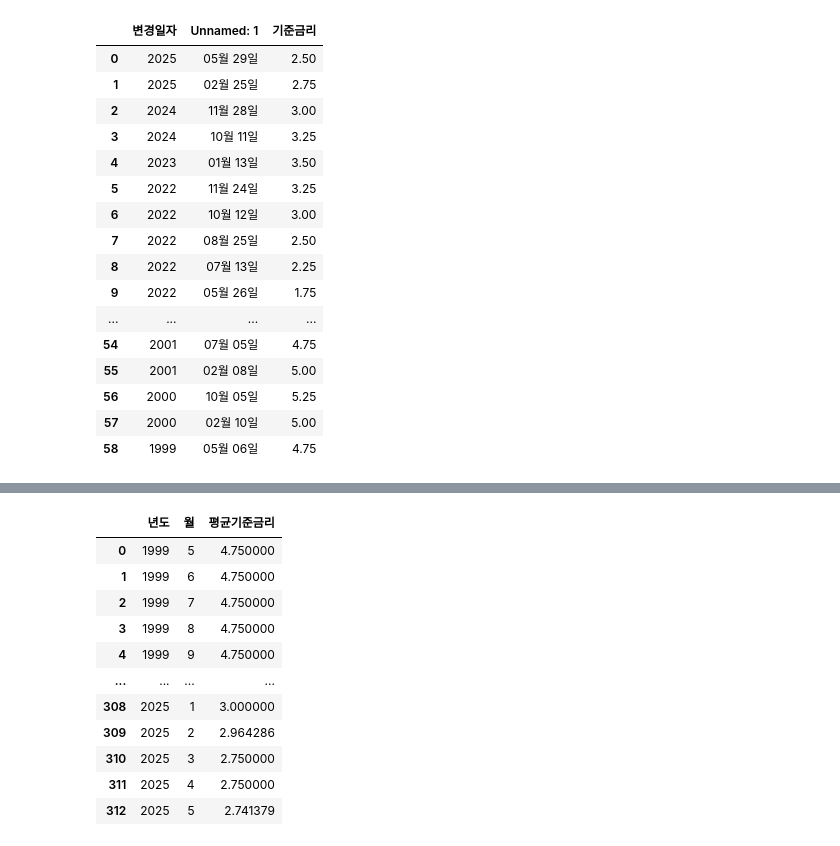
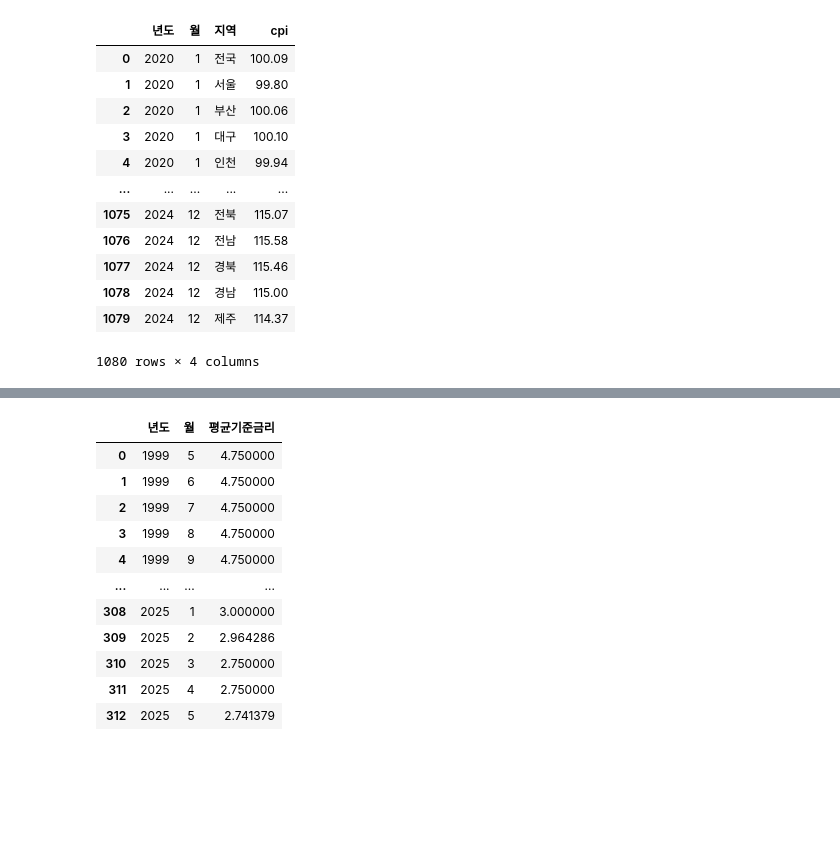
Before and after one commit to J2H3233/ev_project2, a Jupyter notebook: preprocess/economy.ipynb, the cells around one changed output, grey strips where cells are left out. Drawn from its saved outputs; the diff is of its cells as text; code cells hidden in the pictures; blank space fills up the shorter version.

```diff
--- a/preprocess/interest_rate.ipynb
+++ b/preprocess/economy.ipynb
@@ -5,21 +3,0 @@ df = pd.read_csv('./01_raw_data/EV_project/경제 지표/기준금리.csv', enco
-# %%
-df_rate = df.copy()
-df_rate
-# %% [output]
-|  | 변경일자 | Unnamed: 1 | 기준금리 |
-| 0 | 2025 | 05월 29일 | 2.50 |
-| 1 | 2025 | 02월 25일 | 2.75 |
-| 2 | 2024 | 11월 28일 | 3.00 |
-| 3 | 2024 | 10월 11일 | 3.25 |
-| 4 | 2023 | 01월 13일 | 3.50 |
-| 5 | 2022 | 11월 24일 | 3.25 |
-| 6 | 2022 | 10월 12일 | 3.00 |
-| 7 | 2022 | 08월 25일 | 2.50 |
-| 8 | 2022 | 07월 13일 | 2.25 |
-| 9 | 2022 | 05월 26일 | 1.75 |
-| ... | ... | ... | ... |
-| 54 | 2001 | 07월 05일 | 4.75 |
-| 55 | 2001 | 02월 08일 | 5.00 |
-| 56 | 2000 | 10월 05일 | 5.25 |
-| 57 | 2000 | 02월 10일 | 5.00 |
-| 58 | 1999 | 05월 06일 | 4.75 |
@@ -25,0 +9,48 @@ df_rate
+# %%
+tmp = df_cpi['시점'].astype(str).str.split('.', expand=True)
+df_cpi['년도'] = tmp[0].astype(int)
+df_cpi['월'] = tmp[1].apply(lambda m: 10 if m == '1' else int(m))
+
+df_cpi = df_cpi.rename(columns={
+    '시도별': '지역',
+    '데이터': 'cpi'
+})
+region_map = {
+    '전국': '전국',
+    '서울특별시': '서울',
+    '부산광역시': '부산',
+    '대구광역시': '대구',
+    '인천광역시': '인천',
+    '광주광역시': '광주',
+    '대전광역시': '대전',
+    '울산광역시': '울산',
+    '세종특별자치시': '세종',
+    '경기도': '경기',
+    '강원특별자치도': '강원',
+    '충청북도': '충북',
+    '충청남도': '충남',
+    '전라북도': '전북',
+    '전라남도': '전남',
+    '경상북도': '경북',
+    '경상남도': '경남',
+    '제주특별자치도': '제주'
+}
+df_cpi['지역'] = df_cpi['지역'].replace(region_map)
+
+df_cpi_sel = df_cpi[['년도','월','지역','cpi']]
+
+df_cpi_sel
+# %% [output]
+|  | 년도 | 월 | 지역 | cpi |
+| 0 | 2020 | 1 | 전국 | 100.09 |
+| 1 | 2020 | 1 | 서울 | 99.80 |
+| 2 | 2020 | 1 | 부산 | 100.06 |
+| 3 | 2020 | 1 | 대구 | 100.10 |
+| 4 | 2020 | 1 | 인천 | 99.94 |
+| ... | ... | ... | ... | ... |
+| 1075 | 2024 | 12 | 전북 | 115.07 |
+| 1076 | 2024 | 12 | 전남 | 115.58 |
+| 1077 | 2024 | 12 | 경북 | 115.46 |
+| 1078 | 2024 | 12 | 경남 | 115.00 |
+| 1079 | 2024 | 12 | 제주 | 114.37 |
+1080 rows × 4 columns
```
Also changed, not shown: parts of 7 cells of this notebook, 31 other files.
